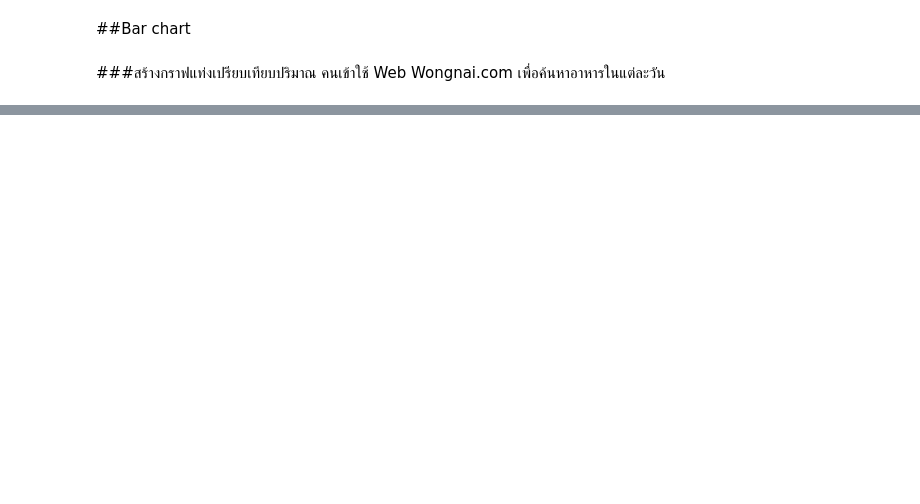
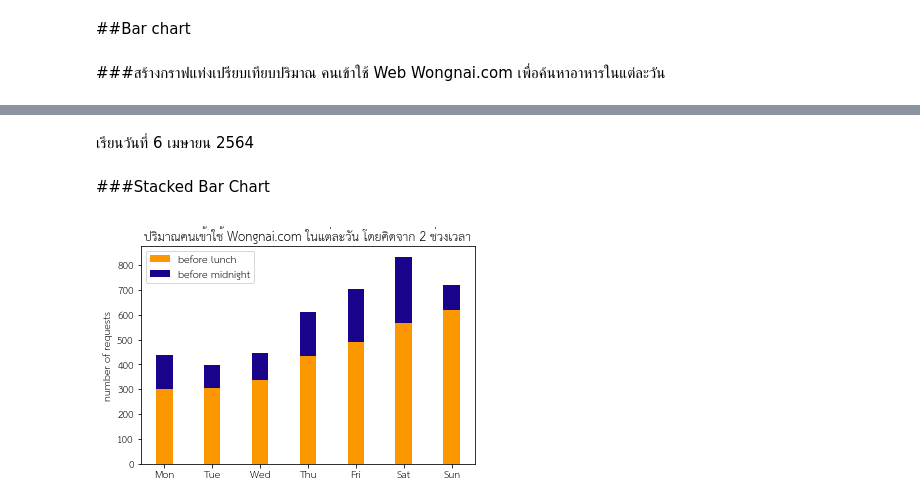
Before and after one commit to Yaninns/data_viz, a Jupyter notebook: Vissualize_Data_Comparison.ipynb, the cells around one changed output, grey strips where cells are left out. Saved outputs shown, nothing was run; the diff lists cells and outputs as text; code cells hidden in the pictures; blank space fills up the shorter version.

Commit message:
เช็คชื่อ 6 เมษายน 2564

```diff
--- a/Vissualize_Data_Comparison.ipynb
+++ b/Vissualize_Data_Comparison.ipynb
@@ -154,0 +122,21 @@ NameError: ignored
+# %% [markdown]
+เรียนวันที่ 6 เมษายน 2564
+# %% [markdown]
+###Stacked Bar Chart
+# %%
+import matplotlib.pyplot as plt
+
+width = 0.35       # the width of the bars: can also be len(x) sequence
+
+fig, ax = plt.subplots()
+
+ax.bar(labels, b4lunch, width, label='before lunch',color = '#fc9700')
+ax.bar(labels, b4midnight, width, bottom=b4lunch, label='before midnight',color = '#19038a')
+
+ax.set_ylabel('number of requests')
+ax.set_title('ปริมาณคนเข้าใช้ Wongnai.com ในแต่ละวัน โดยคิดจาก 2 ช่วงเวลา')
+ax.legend()
+
+plt.show()
+# %% [output]
+[figure, added]
```
Also changed, not shown: parts of 26 cells of this notebook.
